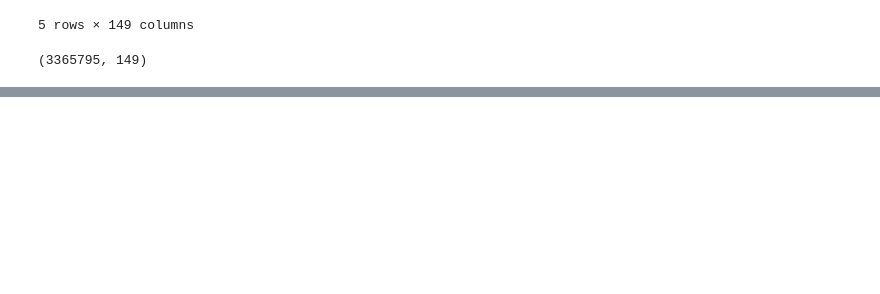
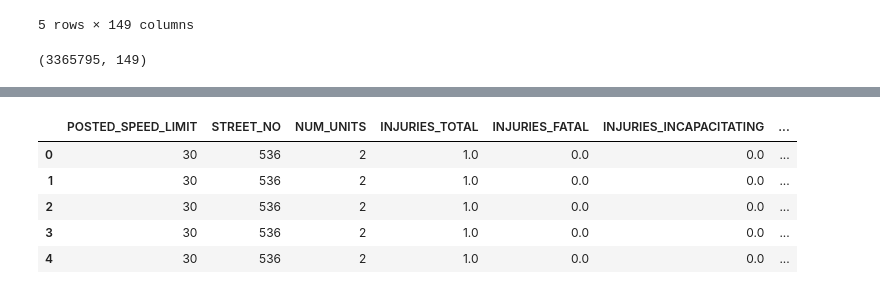
Before and after one commit to Kaewin/project-4, a Jupyter notebook: eda.ipynb, the cells around one changed output, grey strips where cells are left out. Drawn from its saved outputs; the diff is of its cells as text; code cells hidden in the pictures; blank space fills up the shorter version.

```diff
--- a/eda.ipynb
+++ b/eda.ipynb
@@ -83,0 +146,6 @@ d.shape
+# %%
+# drop all columns with more than 24 nulls
+d_num.dropna(axis=1, inplace=True)
+
+# check
+d_num.isnull().sum()
@@ -83,0 +176,9 @@ d.shape
+# %%
+d_num.head()
+# %% [output]
+|  | POSTED_SPEED_LIMIT | STREET_NO | NUM_UNITS | INJURIES_TOTAL | INJURIES_FATAL | INJURIES_INCAPACITATING | ... |
+| 0 | 30 | 536 | 2 | 1.0 | 0.0 | 0.0 | ... |
+| 1 | 30 | 536 | 2 | 1.0 | 0.0 | 0.0 | ... |
+| 2 | 30 | 536 | 2 | 1.0 | 0.0 | 0.0 | ... |
+| 3 | 30 | 536 | 2 | 1.0 | 0.0 | 0.0 | ... |
+| 4 | 30 | 536 | 2 | 1.0 | 0.0 | 0.0 | ... |
```
Also changed, not shown: parts of 11 cells of this notebook.
